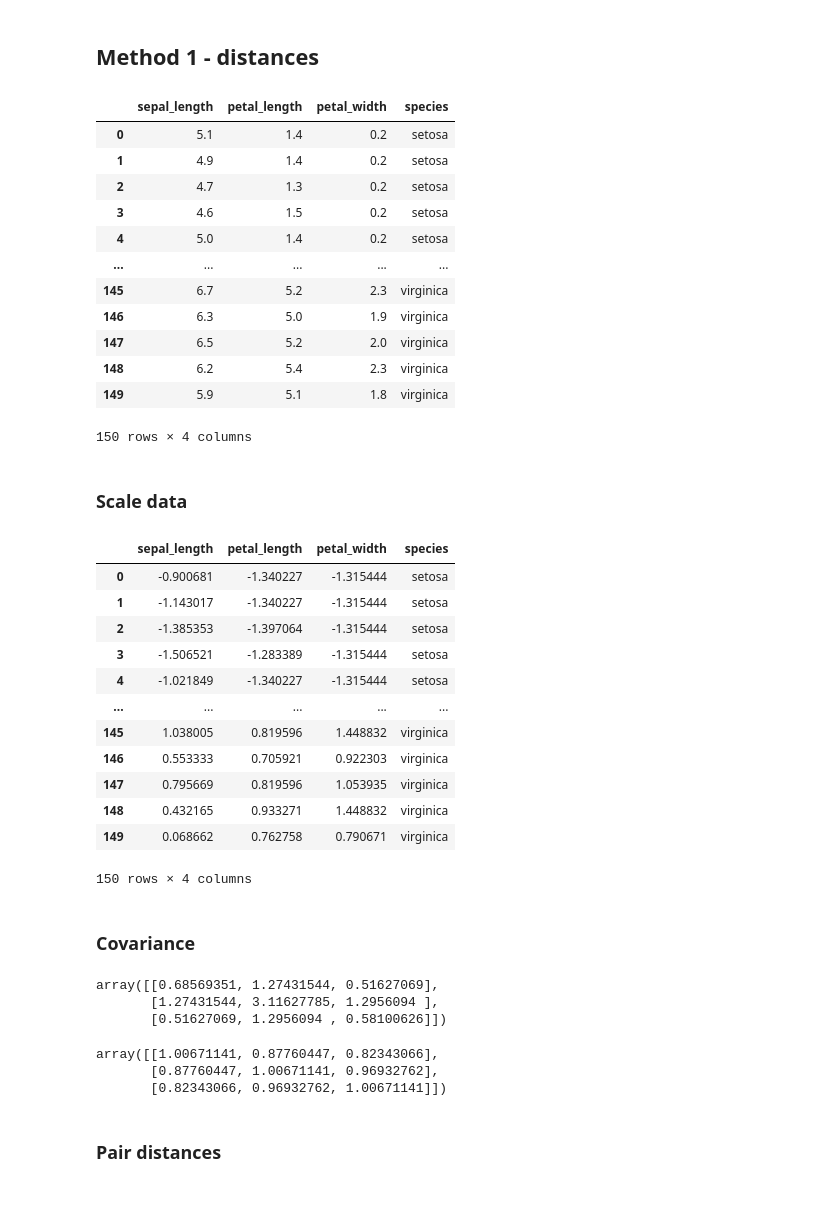
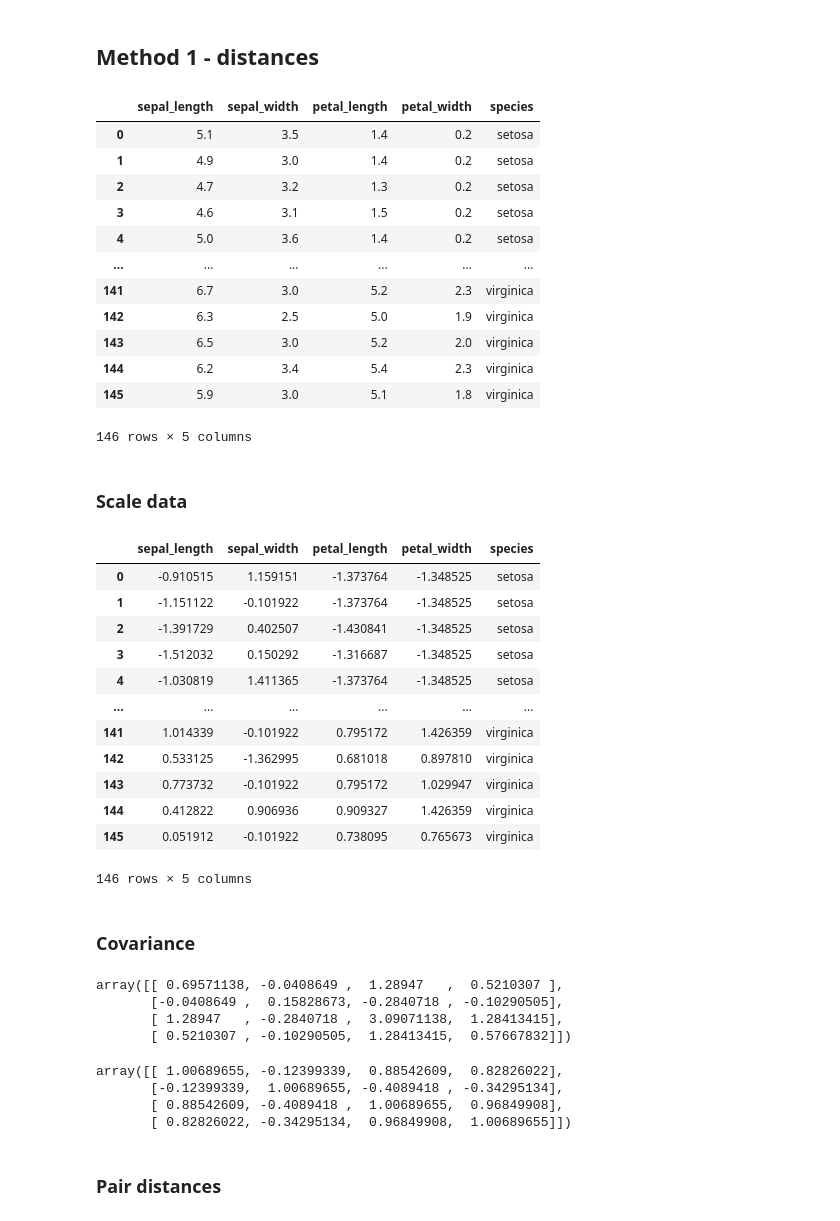
Before and after one commit to AirRunner/ift799-iris, a Jupyter notebook: notebooks/distance_scaled.ipynb, the cells around one changed output. Drawn from its saved outputs; the diff is of its cells as text; code cells hidden in the pictures.

```diff
--- a/notebooks/distance_scaled.ipynb
+++ b/notebooks/distance_scaled.ipynb
@@ -8,22 +8,22 @@ The goal is to determine wether or not the various classes of Iris are separated
 import pandas as pd
 import numpy as np
 # %%
-iris = pd.read_csv("../data/iris.csv").drop(["sepal_width"], axis=1)
+iris = pd.read_csv("../data/iris_cleaned.csv")
 iris
 # %% [output]
-|  | sepal_length | petal_length | petal_width | species |
-| 0 | 5.1 | 1.4 | 0.2 | setosa |
-| 1 | 4.9 | 1.4 | 0.2 | setosa |
-| 2 | 4.7 | 1.3 | 0.2 | setosa |
-| 3 | 4.6 | 1.5 | 0.2 | setosa |
-| 4 | 5.0 | 1.4 | 0.2 | setosa |
-| ... | ... | ... | ... | ... |
-| 145 | 6.7 | 5.2 | 2.3 | virginica |
-| 146 | 6.3 | 5.0 | 1.9 | virginica |
-| 147 | 6.5 | 5.2 | 2.0 | virginica |
-| 148 | 6.2 | 5.4 | 2.3 | virginica |
-| 149 | 5.9 | 5.1 | 1.8 | virginica |
+|  | sepal_length | sepal_width | petal_length | petal_width | species |
+| 0 | 5.1 | 3.5 | 1.4 | 0.2 | setosa |
+| 1 | 4.9 | 3.0 | 1.4 | 0.2 | setosa |
+| 2 | 4.7 | 3.2 | 1.3 | 0.2 | setosa |
+| 3 | 4.6 | 3.1 | 1.5 | 0.2 | setosa |
+| 4 | 5.0 | 3.6 | 1.4 | 0.2 | setosa |
+| ... | ... | ... | ... | ... | ... |
+| 141 | 6.7 | 3.0 | 5.2 | 2.3 | virginica |
+| 142 | 6.3 | 2.5 | 5.0 | 1.9 | virginica |
+| 143 | 6.5 | 3.0 | 5.2 | 2.0 | virginica |
+| 144 | 6.2 | 3.4 | 5.4 | 2.3 | virginica |
+| 145 | 5.9 | 3.0 | 5.1 | 1.8 | virginica |
-150 rows × 4 columns
+146 rows × 5 columns
 # %% [markdown]
 ### Scale data
 # %%
@@ -37,19 +37,19 @@ iris_scaled = pd.DataFrame(x_scaled, columns=iris.columns[:-1])
 iris_scaled["species"] = y
 iris_scaled
 # %% [output]
-|  | sepal_length | petal_length | petal_width | species |
-| 0 | -0.900681 | -1.340227 | -1.315444 | setosa |
-| 1 | -1.143017 | -1.340227 | -1.315444 | setosa |
-| 2 | -1.385353 | -1.397064 | -1.315444 | setosa |
-| 3 | -1.506521 | -1.283389 | -1.315444 | setosa |
-| 4 | -1.021849 | -1.340227 | -1.315444 | setosa |
-| ... | ... | ... | ... | ... |
-| 145 | 1.038005 | 0.819596 | 1.448832 | virginica |
-| 146 | 0.553333 | 0.705921 | 0.922303 | virginica |
-| 147 | 0.795669 | 0.819596 | 1.053935 | virginica |
-| 148 | 0.432165 | 0.933271 | 1.448832 | virginica |
-| 149 | 0.068662 | 0.762758 | 0.790671 | virginica |
+|  | sepal_length | sepal_width | petal_length | petal_width | species |
+| 0 | -0.910515 | 1.159151 | -1.373764 | -1.348525 | setosa |
+| 1 | -1.151122 | -0.101922 | -1.373764 | -1.348525 | setosa |
+| 2 | -1.391729 | 0.402507 | -1.430841 | -1.348525 | setosa |
+| 3 | -1.512032 | 0.150292 | -1.316687 | -1.348525 | setosa |
+| 4 | -1.030819 | 1.411365 | -1.373764 | -1.348525 | setosa |
+| ... | ... | ... | ... | ... | ... |
+| 141 | 1.014339 | -0.101922 | 0.795172 | 1.426359 | virginica |
+| 142 | 0.533125 | -1.362995 | 0.681018 | 0.897810 | virginica |
+| 143 | 0.773732 | -0.101922 | 0.795172 | 1.029947 | virginica |
+| 144 | 0.412822 | 0.906936 | 0.909327 | 1.426359 | virginica |
+| 145 | 0.051912 | -0.101922 | 0.738095 | 0.765673 | virginica |
-150 rows × 4 columns
+146 rows × 5 columns
 # %% [markdown]
 ### Covariance
 # %%
@@ -58,15 +58,17 @@ iris_cov_scaled = np.cov(iris_scaled.drop('species', axis=1).transpose())
 # %%
 iris_cov
 # %% [output]
-array([[0.68569351, 1.27431544, 0.51627069],
-       [1.27431544, 3.11627785, 1.2956094 ],
-       [0.51627069, 1.2956094 , 0.58100626]])
+array([[ 0.69571138, -0.0408649 ,  1.28947   ,  0.5210307 ],
+       [-0.0408649 ,  0.15828673, -0.2840718 , -0.10290505],
+       [ 1.28947   , -0.2840718 ,  3.09071138,  1.28413415],
+       [ 0.5210307 , -0.10290505,  1.28413415,  0.57667832]])
 # %%
 iris_cov_scaled
 # %% [output]
-array([[1.00671141, 0.87760447, 0.82343066],
-       [0.87760447, 1.00671141, 0.96932762],
-       [0.82343066, 0.96932762, 1.00671141]])
+array([[ 1.00689655, -0.12399339,  0.88542609,  0.82826022],
+       [-0.12399339,  1.00689655, -0.4089418 , -0.34295134],
+       [ 0.88542609, -0.4089418 ,  1.00689655,  0.96849908],
+       [ 0.82826022, -0.34295134,  0.96849908,  1.00689655]])
 # %% [markdown]
 ### Pair distances
 # %% [markdown]
```
Also changed, not shown: parts of 5 cells of this notebook, 4 other files.
